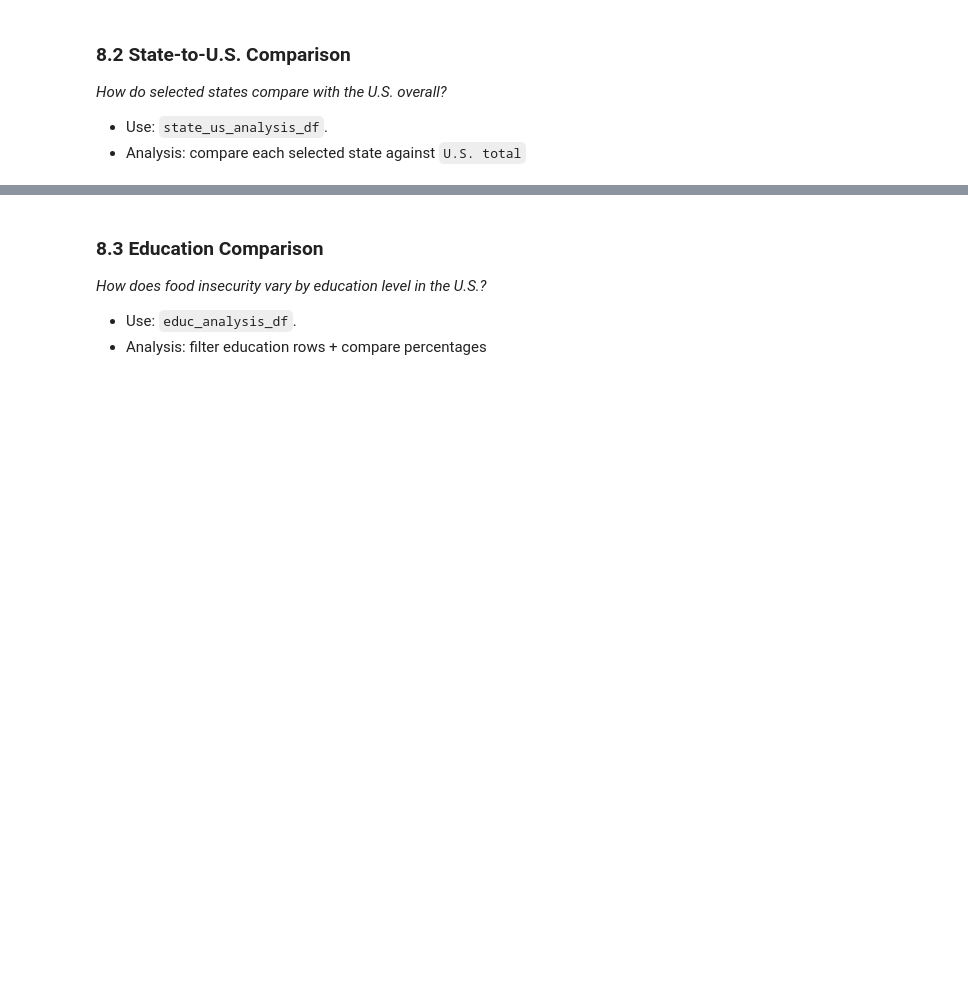
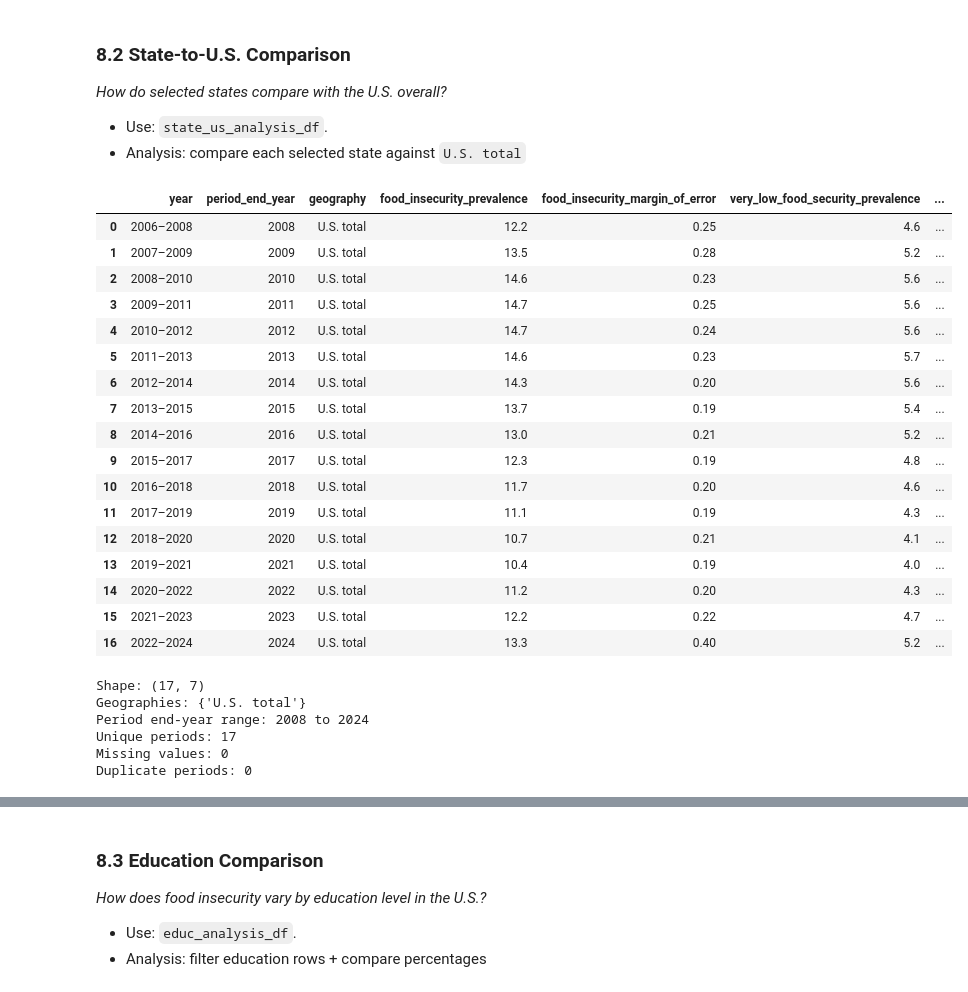
Before and after one commit to MichaelBujard/notebook-portfolio-project-0, a Jupyter notebook: notebooks/food_insecurity_analysis.ipynb, the cells around one changed output, grey strips where cells are left out. Drawn from its saved outputs; the diff is of its cells as text; code cells hidden in the pictures; blank space fills up the shorter version.

Commit message:
Complete Section 8.2.1 latest-period U.S. comparison

```diff
--- a/notebooks/food_insecurity_analysis.ipynb
+++ b/notebooks/food_insecurity_analysis.ipynb
@@ -1965,3 +1968,72 @@ Across all 17 overlapping three-year periods, the highest point estimate among t
 *How do selected states compare with the U.S. overall?*
 - Use: `state_us_analysis_df`.
 - Analysis: compare each selected state against `U.S. total`
+# %%
+us_reference_df = (
+    state_us_analysis_df.loc[
+        state_us_analysis_df['geography'] == 'U.S. total',
+        [
+            'year',
+            'period_end_year',
+            'geography',
+            'food_insecurity_prevalence',
+            'food_insecurity_margin_of_error',
+            'very_low_food_security_prevalence',
+            'very_low_food_security_margin_of_error'
+        ]
+    ]
+    .sort_values('period_end_year')
+    .reset_index(drop=True)
+)
+
+display(us_reference_df)
+# %% [output]
+|  | year | period_end_year | geography | food_insecurity_prevalence | food_insecurity_margin_of_error | very_low_food_security_prevalence | ... |
+| 0 | 2006–2008 | 2008 | U.S. total | 12.2 | 0.25 | 4.6 | ... |
+| 1 | 2007–2009 | 2009 | U.S. total | 13.5 | 0.28 | 5.2 | ... |
+| 2 | 2008–2010 | 2010 | U.S. total | 14.6 | 0.23 | 5.6 | ... |
+| 3 | 2009–2011 | 2011 | U.S. total | 14.7 | 0.25 | 5.6 | ... |
+| 4 | 2010–2012 | 2012 | U.S. total | 14.7 | 0.24 | 5.6 | ... |
+| 5 | 2011–2013 | 2013 | U.S. total | 14.6 | 0.23 | 5.7 | ... |
+| 6 | 2012–2014 | 2014 | U.S. total | 14.3 | 0.20 | 5.6 | ... |
+| 7 | 2013–2015 | 2015 | U.S. total | 13.7 | 0.19 | 5.4 | ... |
+| 8 | 2014–2016 | 2016 | U.S. total | 13.0 | 0.21 | 5.2 | ... |
+| 9 | 2015–2017 | 2017 | U.S. total | 12.3 | 0.19 | 4.8 | ... |
+| 10 | 2016–2018 | 2018 | U.S. total | 11.7 | 0.20 | 4.6 | ... |
+| 11 | 2017–2019 | 2019 | U.S. total | 11.1 | 0.19 | 4.3 | ... |
+| 12 | 2018–2020 | 2020 | U.S. total | 10.7 | 0.21 | 4.1 | ... |
+| 13 | 2019–2021 | 2021 | U.S. total | 10.4 | 0.19 | 4.0 | ... |
+| 14 | 2020–2022 | 2022 | U.S. total | 11.2 | 0.20 | 4.3 | ... |
+| 15 | 2021–2023 | 2023 | U.S. total | 12.2 | 0.22 | 4.7 | ... |
+| 16 | 2022–2024 | 2024 | U.S. total | 13.3 | 0.40 | 5.2 | ... |
+# %%
+print('Shape:', us_reference_df.shape)
+print('Geographies:', set(us_reference_df['geography']))
+print(
+    'Period end-year range:',
+    us_reference_df['period_end_year'].min(),
+    'to',
+    us_reference_df['period_end_year'].max()
+)
+print('Unique periods:', us_reference_df['year'].nunique())
+print('Missing values:', us_reference_df.isna().sum().sum())
+print(
+    'Duplicate periods:',
+    us_reference_df.duplicated(subset='year').sum()
+)
+
+assert us_reference_df.shape == (17, 7)
+assert us_reference_df['geography'].eq('U.S. total').all()
+assert us_reference_df['year'].nunique() == 17
+assert set(us_reference_df['year']) == set(
+    historical_state_comparison_df['year']
+)
+assert not us_reference_df.isna().any().any()
+assert not us_reference_df.duplicated(subset='year').any()
+# %% [output]
+Shape: (17, 7)
+Geographies: {'U.S. total'}
+Period end-year range: 2008 to 2024
+Unique periods: 17
+Missing values: 0
+Duplicate periods: 0
```
Also changed, not shown: parts of 12 cells of this notebook, 1 other file.
